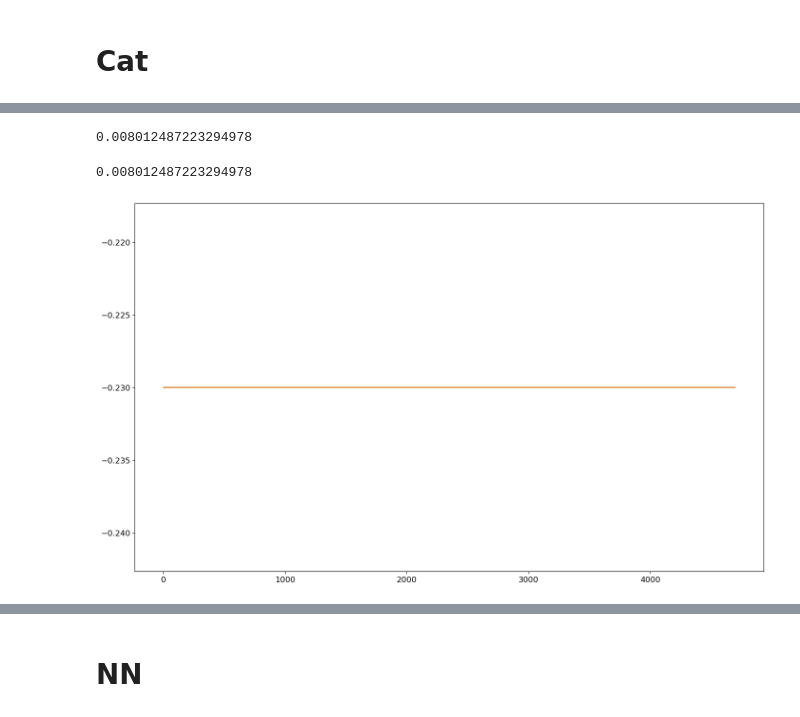
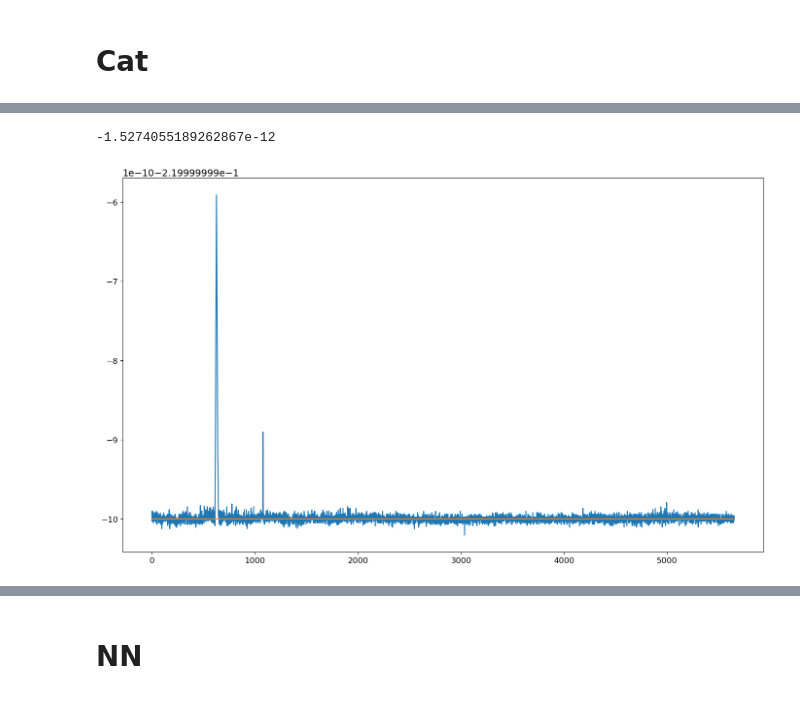
Before and after one commit to SergeyDolin/inclinometer-main, a Jupyter notebook: nn.ipynb, the cells around one changed output, grey strips where cells are left out. Saved outputs shown, nothing was run; the diff lists cells and outputs as text; code cells hidden in the pictures.

```diff
--- a/nn.ipynb
+++ b/nn.ipynb
@@ -221,0 +207,12 @@ test['nivel_t'][:].plot(legend=True,label='Температура воздуха
+# %%
+fig,ax = plt.subplots(figsize=(17,10))
+plt.rc('font', size=14)
+lns1=ax.plot(train.index,train[['temperature','air_temp', 'nivel_t']])
+
+ax.set_ylabel('Temperatures С°', fontsize=14)
+
+ax.legend(lns1,['Ampoule temperature (0.3 HZ)',
+                'The air temperature inside the inclinometer (0.3 HZ)',
+                'Laboratory air temperature (0.3 HZ)'],fontsize=14)
+
+plt.show()
@@ -221,0 +221,12 @@ test['nivel_t'][:].plot(legend=True,label='Температура воздуха
+# %%
+fig,ax = plt.subplots(figsize=(17,10))
+plt.rc('font', size=14)
+lns1=ax.plot(test.index,test[['temperature','air_temp', 'nivel_t']])
+
+ax.set_ylabel('Temperatures С°', fontsize=14)
+
+ax.legend(lns1,['Ampoule temperature (6 HZ)',
+                'The air temperature inside the inclinometer (6 HZ)',
+                'Laboratory air temperature (6 HZ)'],fontsize=14)
+
+plt.show()
@@ -259,10 +272,12 @@ def agg_features(df, suffix=''):
 train = train.join(agg_features(train), how='left')
 test = test.join(agg_features(test), how='left')
 # %%
+STEP = 0
+
 for i in train.columns:
     # if i not in [CFG.TARGET, 'temperature']:
     if i not in [CFG.TARGET, 'temperature', 'air_temp']:
-        train[i] = train[i].rolling(5).median()
-        train[i].fillna(0, inplace=True)
-        test[i] = test[i].rolling(5).median()
-        test[i].fillna(0, inplace=True)
+        train[i] = train[i].rolling(STEP).median()
+        train[i] = train[i][STEP:]
+        test[i] = test[i].rolling(STEP).median()
+        test[i] = test[i][STEP:]
@@ -420,15 +503,11 @@ np.sqrt(mean_squared_error(test[CFG.TARGET], pred_l))
 # %%
-dif_l = test[CFG.TARGET] - (pred_l+C0)
+dif_l = test[CFG.TARGET] - (pred_l)
 dif_l.mean()
 # %% [output]
-0.008012487223294978
+-1.5274055189262867e-12
-# %%
-(test[CFG.TARGET] - (pred_l+C0)).mean()
-# %% [output]
-0.008012487223294978
 # %%
-pd.DataFrame(pred_l+C0).plot(figsize=(17,10),legend=False,fontsize=12);test[CFG.TARGET].plot();
+pd.DataFrame(pred_l).plot(figsize=(17,10),legend=False,fontsize=12);test[CFG.TARGET].plot();
 # %% [output]
-[figure, old version]
+[figure, new version]
 # %%
 # model = CatBoostRegressor()
```
Also changed, not shown: parts of 34 cells of this notebook, 4 other files.
